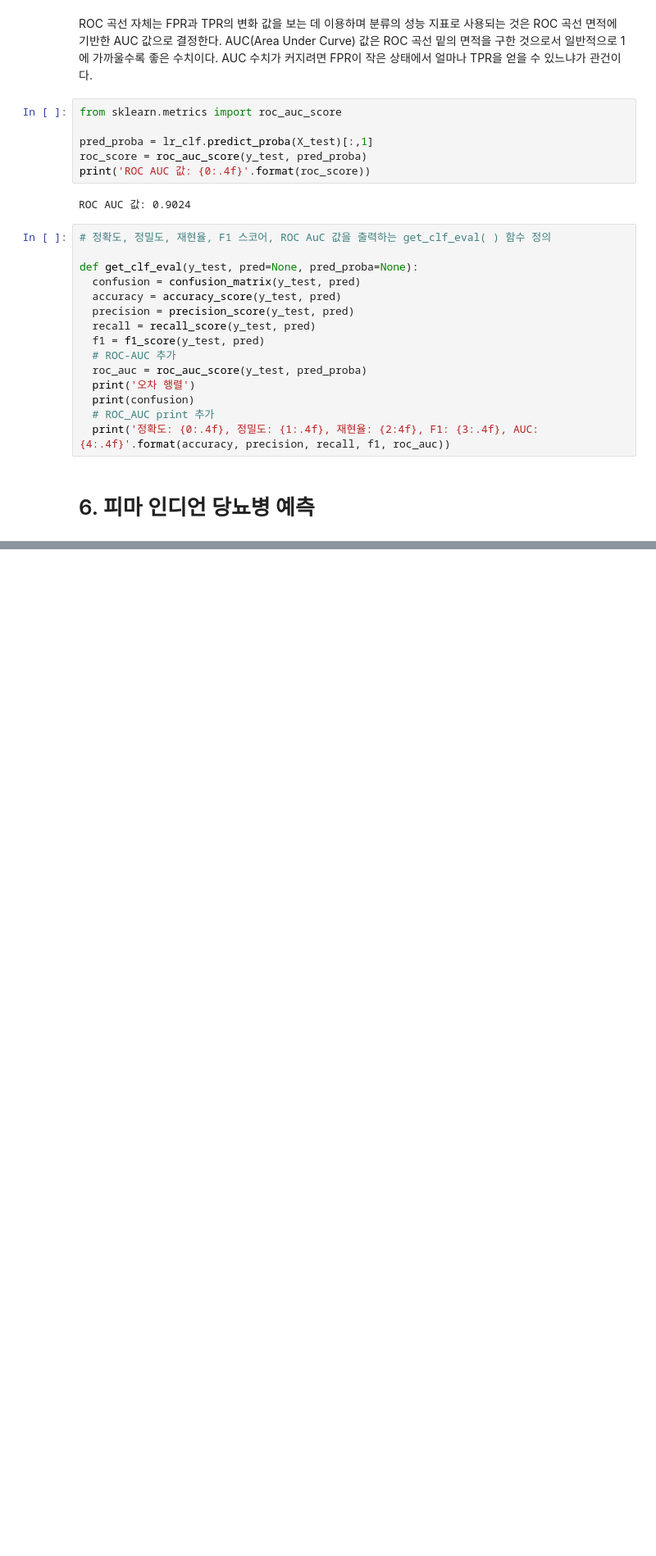
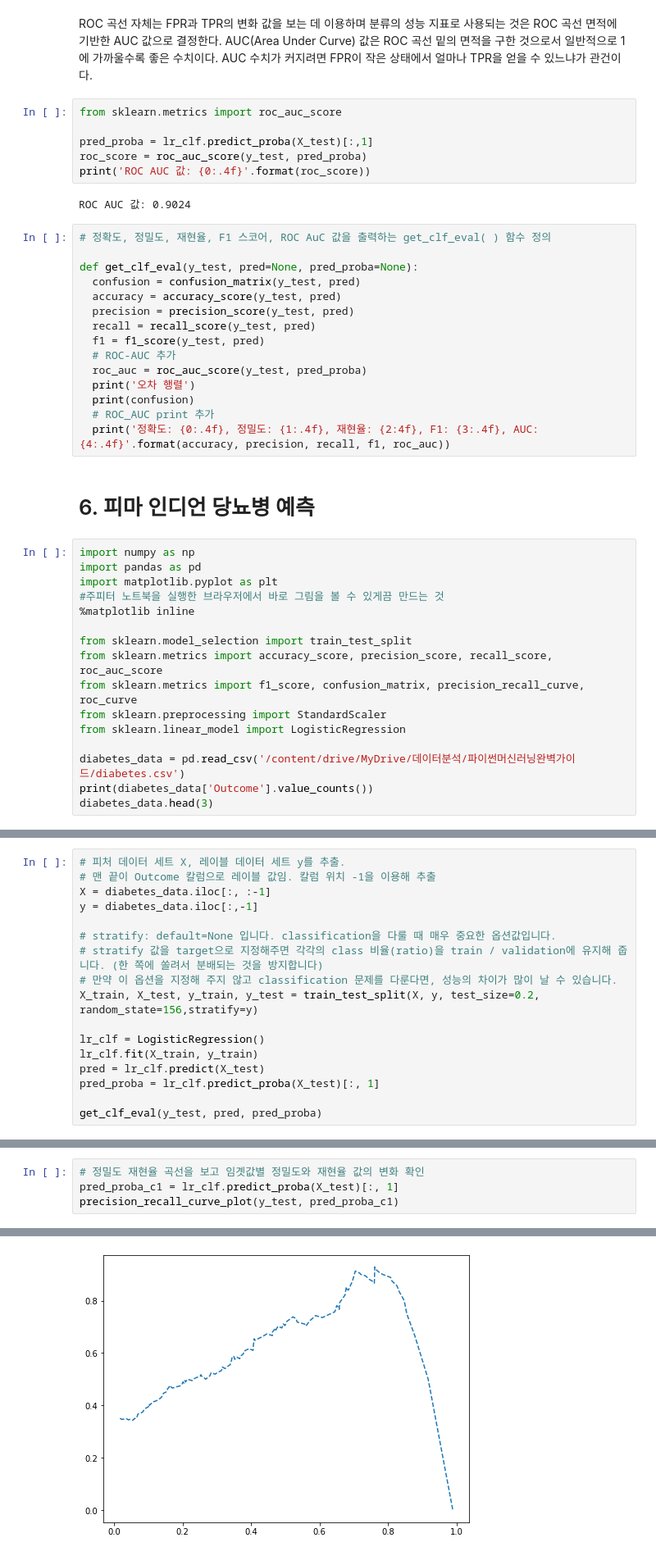
Before and after one commit to spacemaninSeoul/PythonMachinelearningGuide, a Jupyter notebook: [파이썬머신러닝완벽가이드]_III_평가.ipynb, the cells around one changed output, grey strips where cells are left out. Shown: that part at 82% size. Saved outputs shown, nothing was run; the diff lists cells and outputs as text; blank space fills up the shorter version.

```diff
--- a/[파이썬머신러닝완벽가이드]_III_평가.ipynb
+++ b/[파이썬머신러닝완벽가이드]_III_평가.ipynb
@@ -528,3 +528,19 @@ def get_clf_eval(y_test, pred=None, pred_proba=None):
   print('정확도: {0:.4f}, 정밀도: {1:.4f}, 재현율: {2:4f}, F1: {3:.4f}, AUC:{4:.4f}'.format(accuracy, precision, recall, f1, roc_auc))
 # %% [markdown]
 # 6. 피마 인디언 당뇨병 예측
+# %%
+import numpy as np
+import pandas as pd
+import matplotlib.pyplot as plt
+#주피터 노트북을 실행한 브라우저에서 바로 그림을 볼 수 있게끔 만드는 것
+%matplotlib inline
+
+from sklearn.model_selection import train_test_split
+from sklearn.metrics import accuracy_score, precision_score, recall_score, roc_auc_score
+from sklearn.metrics import f1_score, confusion_matrix, precision_recall_curve, roc_curve
+from sklearn.preprocessing import StandardScaler
+from sklearn.linear_model import LogisticRegression
+
+diabetes_data = pd.read_csv('/content/drive/MyDrive/데이터분석/파이썬머신러닝완벽가이드/diabetes.csv')
+print(diabetes_data['Outcome'].value_counts())
+diabetes_data.head(3)
@@ -530,0 +574,17 @@ def get_clf_eval(y_test, pred=None, pred_proba=None):
+# %%
+# 피처 데이터 세트 X, 레이블 데이터 세트 y를 추출.
+# 맨 끝이 Outcome 칼럼으로 레이블 값임. 칼럼 위치 -1을 이용해 추출
+X = diabetes_data.iloc[:, :-1]
+y = diabetes_data.iloc[:,-1]
+
+# stratify: default=None 입니다. classification을 다룰 때 매우 중요한 옵션값입니다.
+# stratify 값을 target으로 지정해주면 각각의 class 비율(ratio)을 train / validation에 유지해 줍니다. (한 쪽에 쏠려서 분배되는 것을 방지합니다)
+# 만약 이 옵션을 지정해 주지 않고 classification 문제를 다룬다면, 성능의 차이가 많이 날 수 있습니다.
+X_train, X_test, y_train, y_test = train_test_split(X, y, test_size=0.2, random_state=156,stratify=y)
+
+lr_clf = LogisticRegression()
+lr_clf.fit(X_train, y_train)
+pred = lr_clf.predict(X_test)
+pred_proba = lr_clf.predict_proba(X_test)[:, 1]
+
+get_clf_eval(y_test, pred, pred_proba)
@@ -530,0 +603,5 @@ def get_clf_eval(y_test, pred=None, pred_proba=None):
+# %%
+# 정밀도 재현율 곡선을 보고 임곗값별 정밀도와 재현율 값의 변화 확인
+pred_proba_c1 = lr_clf.predict_proba(X_test)[:, 1]
+precision_recall_curve_plot(y_test, pred_proba_c1)
+# %% [output]
@@ -530,0 +609 @@ def get_clf_eval(y_test, pred=None, pred_proba=None):
+[figure, added]
```
Also changed, not shown: parts of 19 cells of this notebook.
